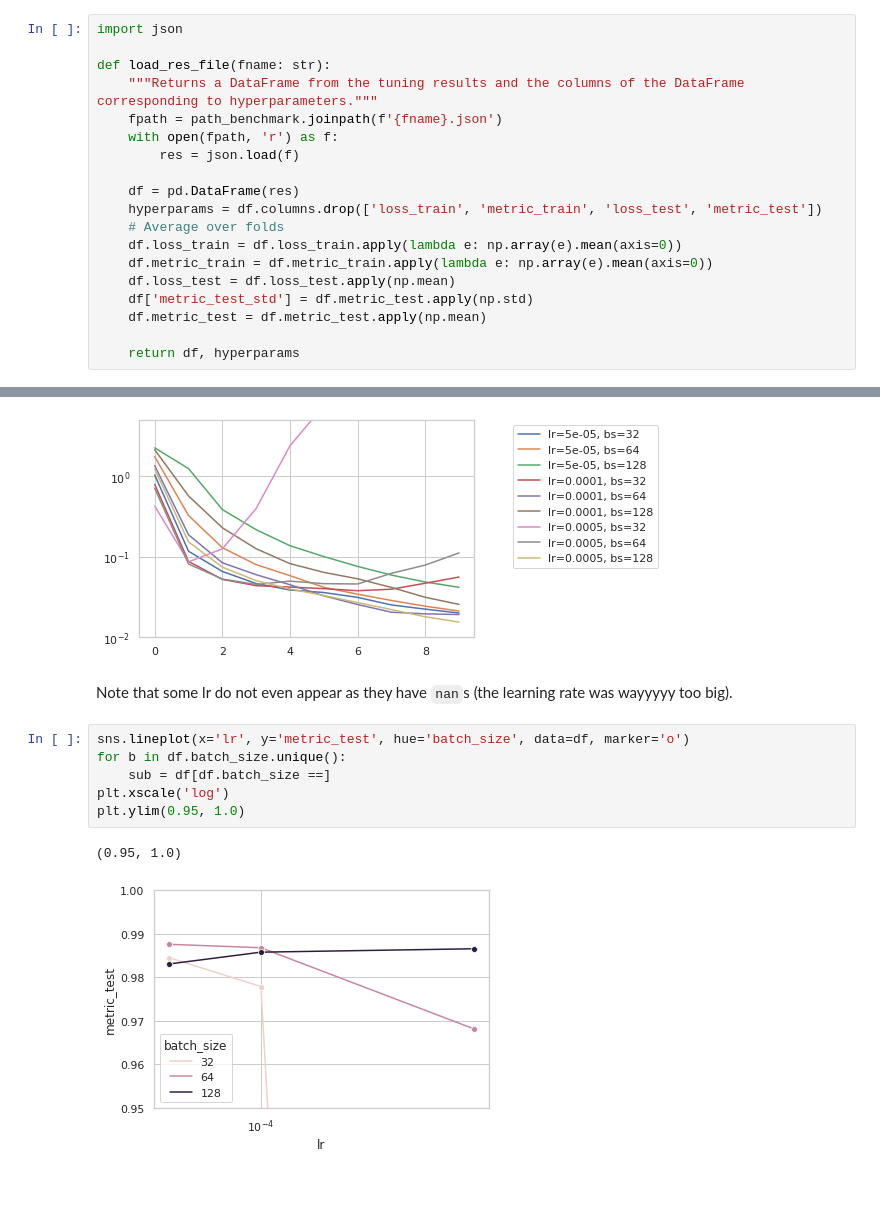
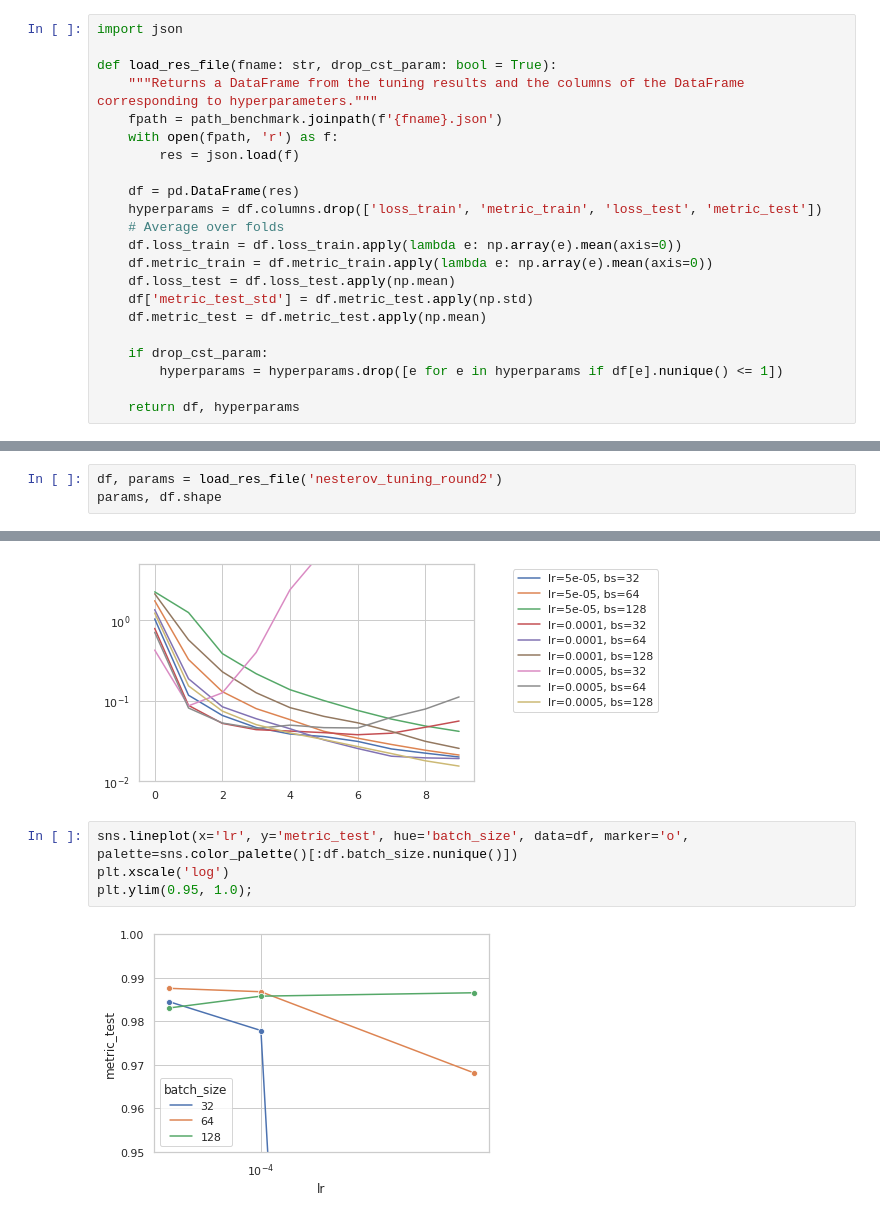
Before and after one commit to matthiaszeller/optml_project, a Jupyter notebook: Hyperparam-tuning.ipynb, the cells around one changed output, grey strips where cells are left out. Drawn from its saved outputs; the diff is of its cells as text; blank space fills up the shorter version.

```diff
--- a/Hyperparam-tuning.ipynb
+++ b/Hyperparam-tuning.ipynb
@@ -32,7 +32,7 @@ if len(tuple(path_benchmark.iterdir())) == 0:
 # %%
 import json
 
-def load_res_file(fname: str):
+def load_res_file(fname: str, drop_cst_param: bool = True):
     """Returns a DataFrame from the tuning results and the columns of the DataFrame corresponding to hyperparameters."""
     fpath = path_benchmark.joinpath(f'{fname}.json')
     with open(fpath, 'r') as f:
@@ -47,4 +47,7 @@ def load_res_file(fname: str):
     df['metric_test_std'] = df.metric_test.apply(np.std)
     df.metric_test = df.metric_test.apply(np.mean)
 
+    if drop_cst_param:
+        hyperparams = hyperparams.drop([e for e in hyperparams if df[e].nunique() <= 1])
+
     return df, hyperparams
@@ -236,0 +216,3 @@ Index(['lr', 'batch_size'], dtype='object')
+# %%
+df, params = load_res_file('nesterov_tuning_round2')
+params, df.shape
@@ -260,14 +244,9 @@ plt.ylim(bottom=1e-2, top=5)
 plt.legend(bbox_to_anchor=(1.1,1));
 # %% [output]
 [figure]
-# %% [markdown]
-Note that some lr do not even appear as they have `nan`s (the learning rate was wayyyyy too big).
 # %%
-sns.lineplot(x='lr', y='metric_test', hue='batch_size', data=df, marker='o')
-for b in df.batch_size.unique():
-    sub = df[df.batch_size ==]
+sns.lineplot(x='lr', y='metric_test', hue='batch_size', data=df, marker='o', palette=sns.color_palette()[:df.batch_size.nunique()])
 plt.xscale('log')
-plt.ylim(0.95, 1.0)
+plt.ylim(0.95, 1.0);
 # %% [output]
-(0.95, 1.0)
-[figure, old version]
+[figure, new version]
```
Also changed, not shown: parts of 43 cells of this notebook, 8 other files.
